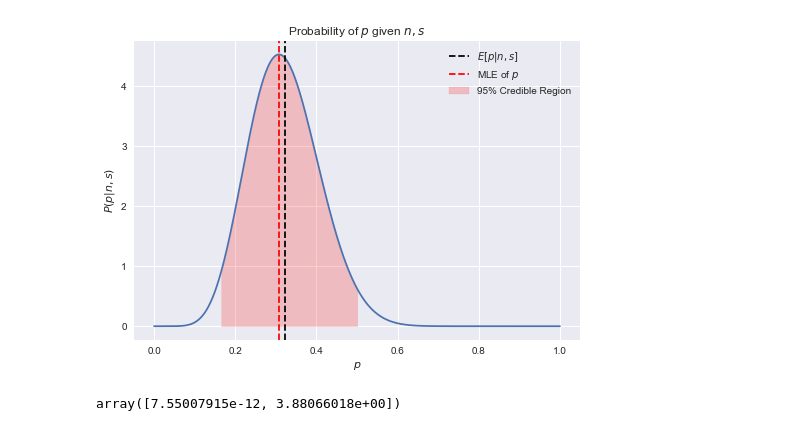
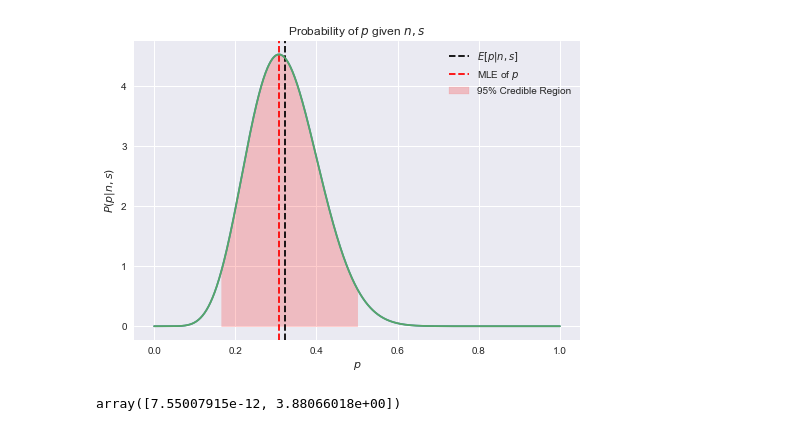
Before and after one commit to dantegates/my-quarantine-playlist, a Jupyter notebook: plots.ipynb, the cells around one changed output. Drawn from its saved outputs; the diff is of its cells as text; code cells hidden in the pictures.

```diff
--- a/plots.ipynb
+++ b/plots.ipynb
@@ -20,34 +20,37 @@ s = n - trials.sum()
 def p_posterior(p, n, s):
     q = 1 - p
     return (fact(n + 1) / (fact(s) * fact(n - s))) * (p ** s) * (q ** (n - s))
 
 def posterior_expectation(n, s):
     def f(p):
         return p * p_posterior(p, n, s)
     return integrate.quad(f, 0, 1)[0]
 
 p = np.linspace(0, 1, num=1000)
 
 plt.title('Probability of $p$ given $n,s$')
 plt.gca().set(xlabel='$p$', ylabel='$P(p|n,s)$')
 
 post_samples = p_posterior(p, n, s)
 plt.plot(p, post_samples)
 E_p = posterior_expectation(n, s)
 plt.gca().axvline(E_p, color='k', ls='--', label='$E[p|n,s]$')
 
 plt.gca().axvline(s / n, color='r', ls='--', label='MLE of $p$')
 
 cdf = np.cumsum(post_samples / post_samples.sum())
 idx = (.025 <= cdf) & (cdf <= 0.975)
 plt.fill_between(p[idx], p_posterior(p[idx], n, s), color='r', alpha=0.2,
                  label='95% Credible Region')
 
+import scipy.stats as ss
+plt.plot(p, ss.beta(s+1, n-s+1).pdf(p))
+
 plt.gca().legend()
 
 plt.savefig('how-much-longer.png')
 # %% [output]
-[figure, old version]
+[figure, new version]
 # %%
 np.quantile(post_samples / post_samples.mean(), [0.1, 0.9])
 # %% [output]
```
Also changed, not shown: 1 other file.
